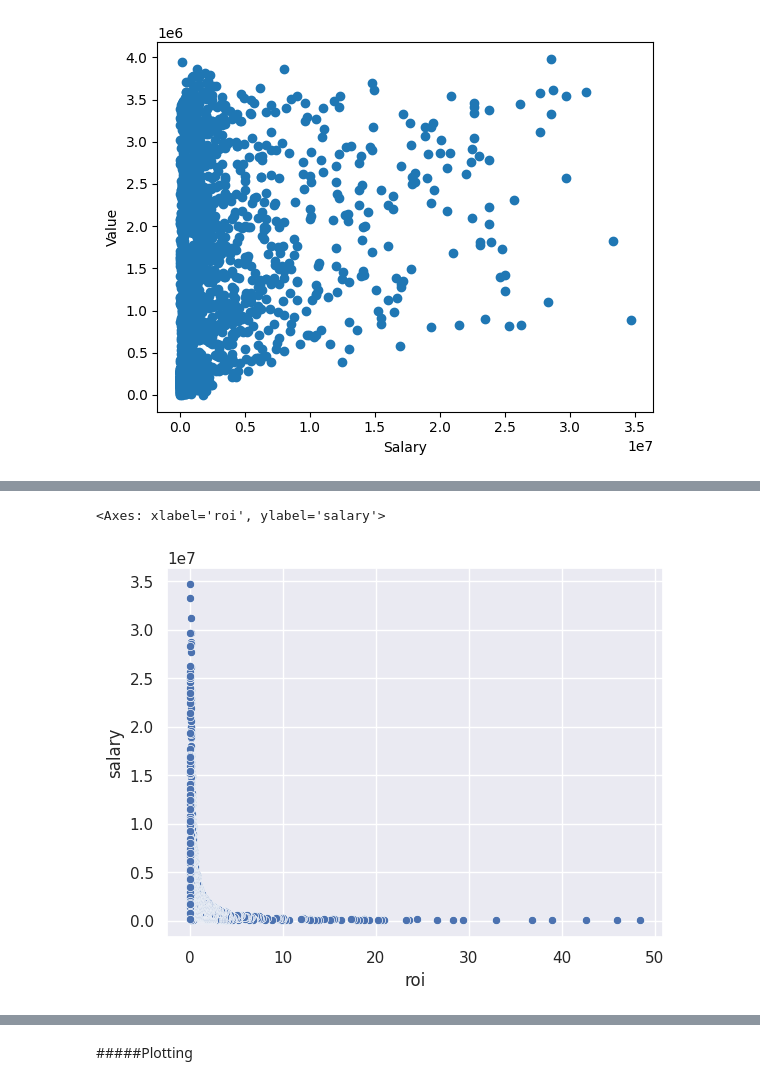
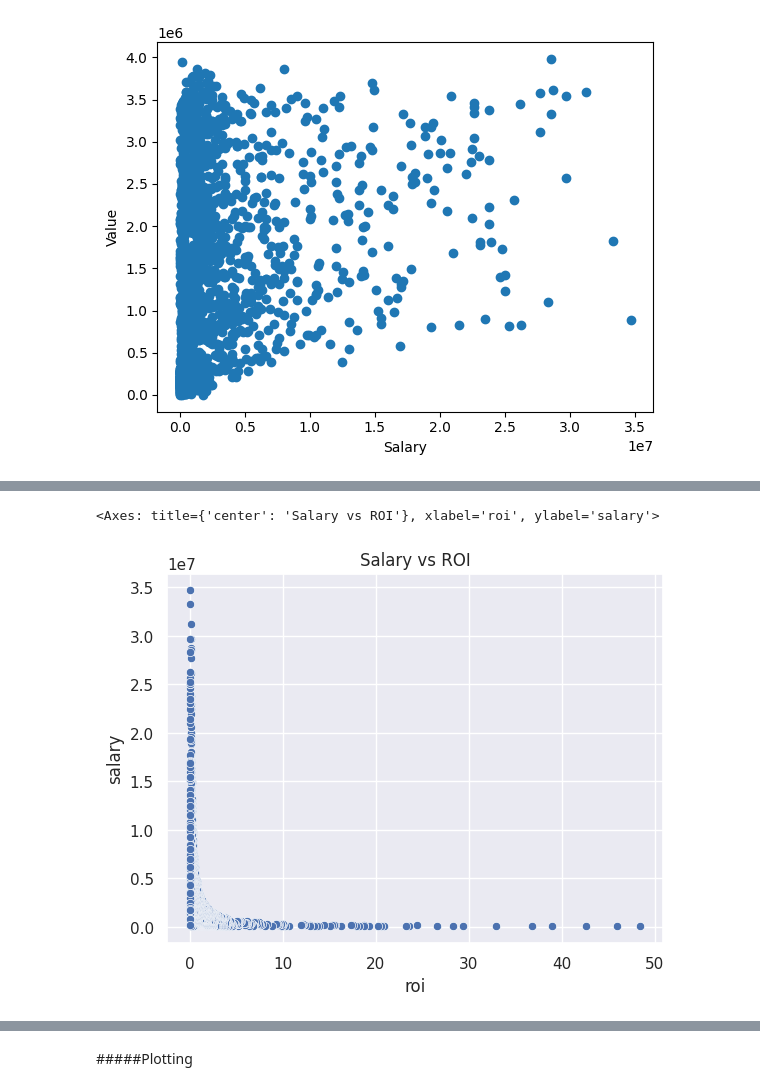
Before and after one commit to GabrielMourad/PlayerWorth-vs-PlayerSalary-COMP541, a Jupyter notebook: NBA_Analysis.ipynb, the cells around one changed output, grey strips where cells are left out. Saved outputs shown, nothing was run; the diff lists cells and outputs as text; code cells hidden in the pictures.

```diff
--- a/NBA_Analysis.ipynb
+++ b/NBA_Analysis.ipynb
@@ -192,9 +193,10 @@ graph
 # %%
+plt.title("Salary vs ROI")
 graph = sns.scatterplot(x = 'roi', y = 'salary', data = df)
 graph
 # %% [output]
-<Axes: xlabel='roi', ylabel='salary'>
+<Axes: title={'center': 'Salary vs ROI'}, xlabel='roi', ylabel='salary'>
-[figure, old version]
+[figure, new version]
 # %%
 df[df['salary'] < 100000]
 # %% [output]
```
Also changed, not shown: parts of 3 cells of this notebook.
